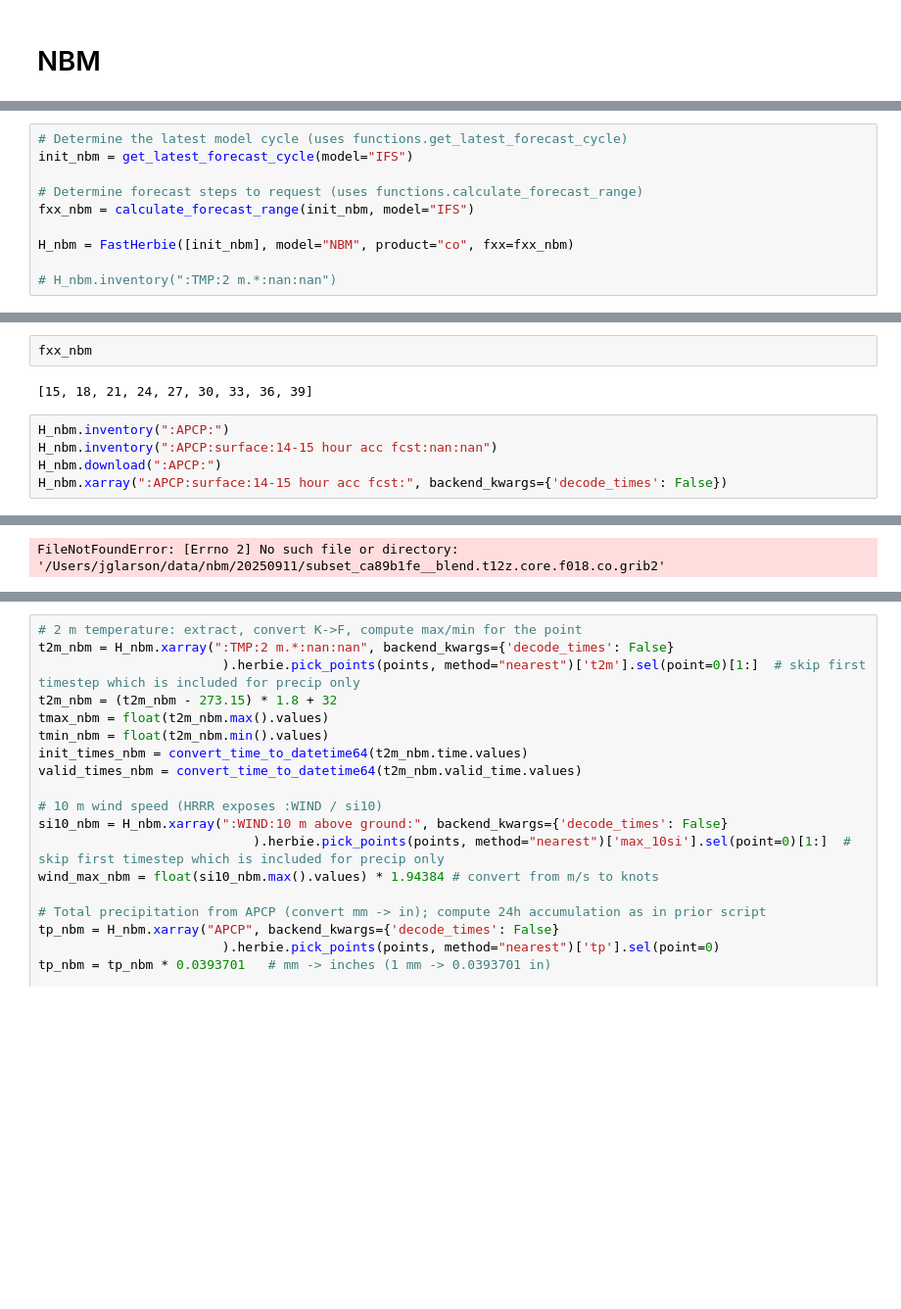
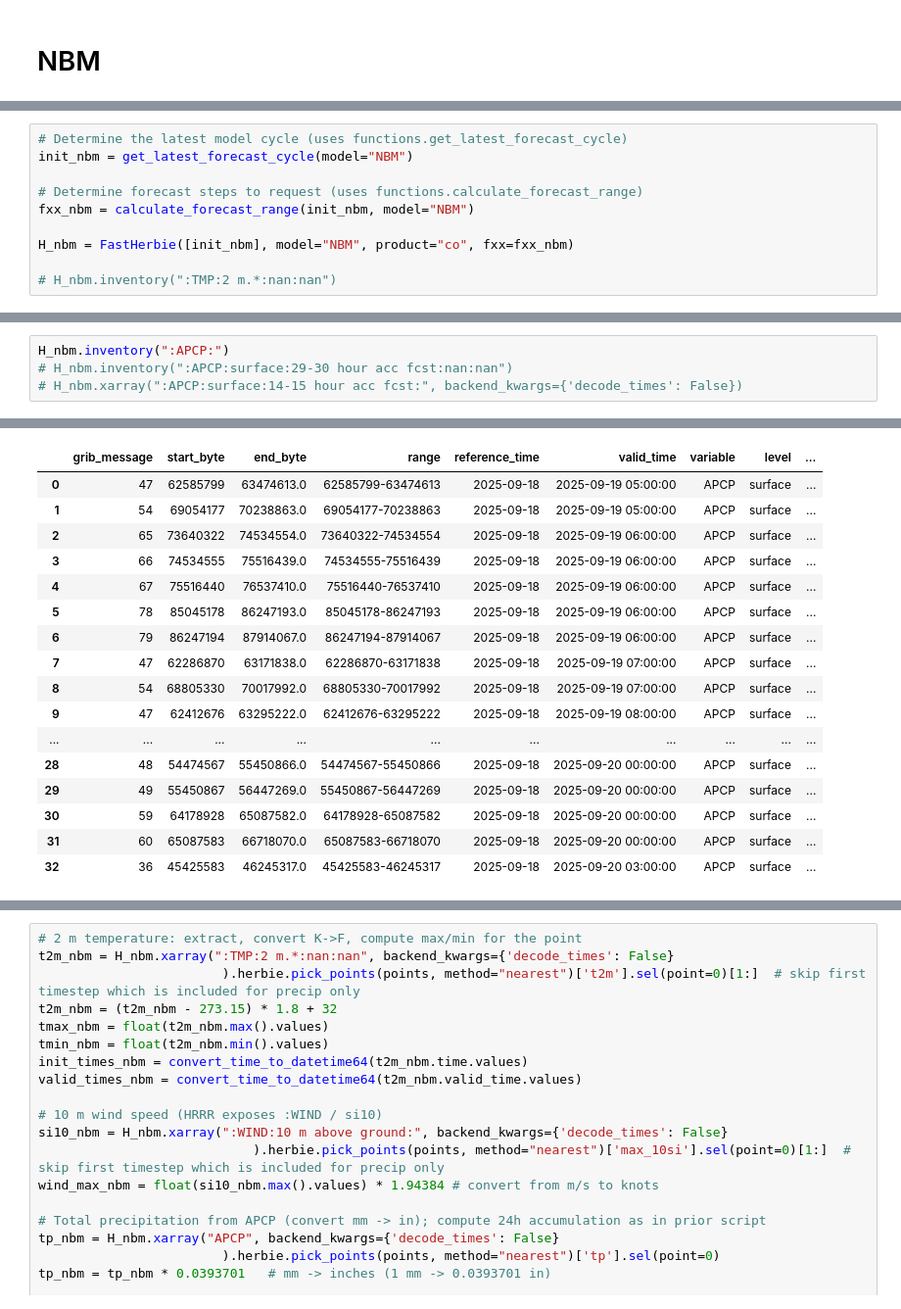
Before and after one commit to jameslarsonclimate/website, a Jupyter notebook: weather-forecasts/getForecast_wxChallenge-pushGitHub-experimental.ipynb, the cells around one changed output, grey strips where cells are left out. Shown at 98% size. Drawn from its saved outputs; the diff is of its cells as text; blank space fills up the shorter version.

```diff
--- a/weather-forecasts/getForecast_wxChallenge-pushGitHub-experimental.ipynb
+++ b/weather-forecasts/getForecast_wxChallenge-pushGitHub-experimental.ipynb
@@ -28,9 +249,9 @@ points = pd.DataFrame({"longitude": [-105.004186], "latitude": [40.451685]})
 # %%
 # Determine the latest model cycle (uses functions.get_latest_forecast_cycle)
-init_nbm = get_latest_forecast_cycle(model="IFS")
+init_nbm = get_latest_forecast_cycle(model="NBM")
 
 # Determine forecast steps to request (uses functions.calculate_forecast_range)
-fxx_nbm = calculate_forecast_range(init_nbm, model="IFS")
+fxx_nbm = calculate_forecast_range(init_nbm, model="NBM")
 
 H_nbm = FastHerbie([init_nbm], model="NBM", product="co", fxx=fxx_nbm)
 
@@ -42,10 +279,5 @@ fxx_nbm
-# %%
-fxx_nbm
-# %% [output]
-[15, 18, 21, 24, 27, 30, 33, 36, 39]
 # %%
 H_nbm.inventory(":APCP:")
-H_nbm.inventory(":APCP:surface:14-15 hour acc fcst:nan:nan")
-H_nbm.download(":APCP:")
-H_nbm.xarray(":APCP:surface:14-15 hour acc fcst:", backend_kwargs={'decode_times': False})
+# H_nbm.inventory(":APCP:surface:29-30 hour acc fcst:nan:nan")
+# H_nbm.xarray(":APCP:surface:14-15 hour acc fcst:", backend_kwargs={'decode_times': False})
 # %% [output]
@@ -53 +284,17 @@ H_nbm.xarray(":APCP:surface:14-15 hour acc fcst:", backend_kwargs={'decode_times
-FileNotFoundError: [Errno 2] No such file or directory: '/Users/jglarson/data/nbm/20250911/subset_ca89b1fe__blend.t12z.core.f018.co.grib2'
+|  | grib_message | start_byte | end_byte | range | reference_time | valid_time | variable | level | ... |
+| 0 | 47 | 62585799 | 63474613.0 | 62585799-63474613 | 2025-09-18 | 2025-09-19 05:00:00 | APCP | surface | ... |
+| 1 | 54 | 69054177 | 70238863.0 | 69054177-70238863 | 2025-09-18 | 2025-09-19 05:00:00 | APCP | surface | ... |
+| 2 | 65 | 73640322 | 74534554.0 | 73640322-74534554 | 2025-09-18 | 2025-09-19 06:00:00 | APCP | surface | ... |
+| 3 | 66 | 74534555 | 75516439.0 | 74534555-75516439 | 2025-09-18 | 2025-09-19 06:00:00 | APCP | surface | ... |
+| 4 | 67 | 75516440 | 76537410.0 | 75516440-76537410 | 2025-09-18 | 2025-09-19 06:00:00 | APCP | surface | ... |
+| 5 | 78 | 85045178 | 86247193.0 | 85045178-86247193 | 2025-09-18 | 2025-09-19 06:00:00 | APCP | surface | ... |
+| 6 | 79 | 86247194 | 87914067.0 | 86247194-87914067 | 2025-09-18 | 2025-09-19 06:00:00 | APCP | surface | ... |
+| 7 | 47 | 62286870 | 63171838.0 | 62286870-63171838 | 2025-09-18 | 2025-09-19 07:00:00 | APCP | surface | ... |
+| 8 | 54 | 68805330 | 70017992.0 | 68805330-70017992 | 2025-09-18 | 2025-09-19 07:00:00 | APCP | surface | ... |
+| 9 | 47 | 62412676 | 63295222.0 | 62412676-63295222 | 2025-09-18 | 2025-09-19 08:00:00 | APCP | surface | ... |
+| ... | ... | ... | ... | ... | ... | ... | ... | ... | ... |
+| 28 | 48 | 54474567 | 55450866.0 | 54474567-55450866 | 2025-09-18 | 2025-09-20 00:00:00 | APCP | surface | ... |
+| 29 | 49 | 55450867 | 56447269.0 | 55450867-56447269 | 2025-09-18 | 2025-09-20 00:00:00 | APCP | surface | ... |
+| 30 | 59 | 64178928 | 65087582.0 | 64178928-65087582 | 2025-09-18 | 2025-09-20 00:00:00 | APCP | surface | ... |
+| 31 | 60 | 65087583 | 66718070.0 | 65087583-66718070 | 2025-09-18 | 2025-09-20 00:00:00 | APCP | surface | ... |
+| 32 | 36 | 45425583 | 46245317.0 | 45425583-46245317 | 2025-09-18 | 2025-09-20 03:00:00 | APCP | surface | ... |
```
Also changed, not shown: parts of 19 cells of this notebook, 8 other files.
